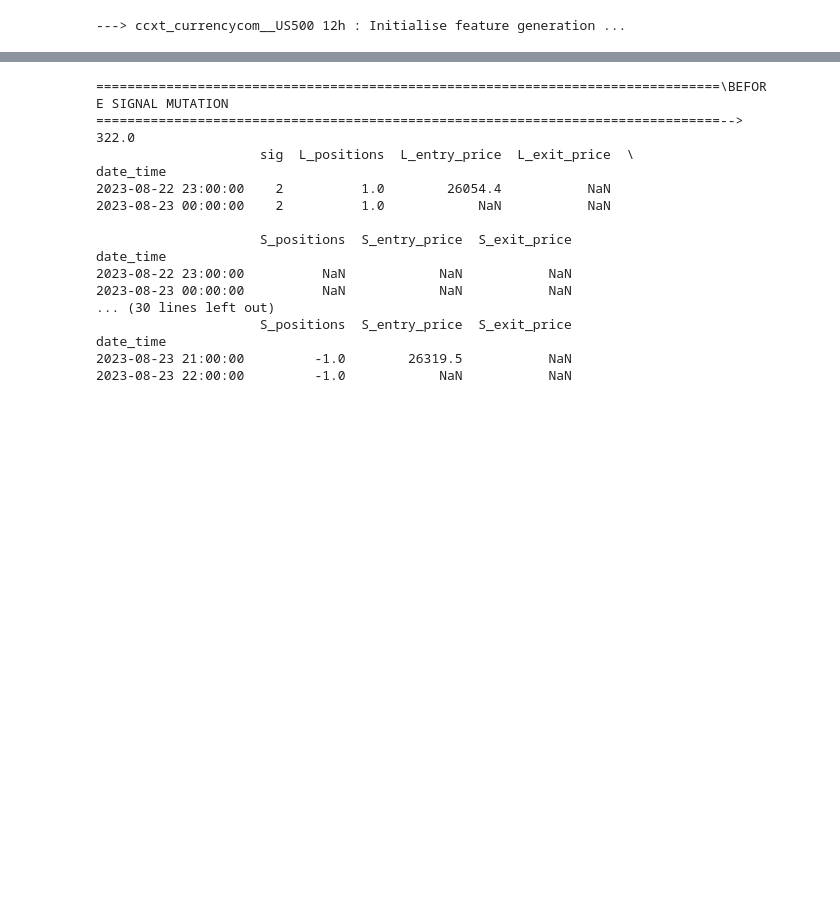
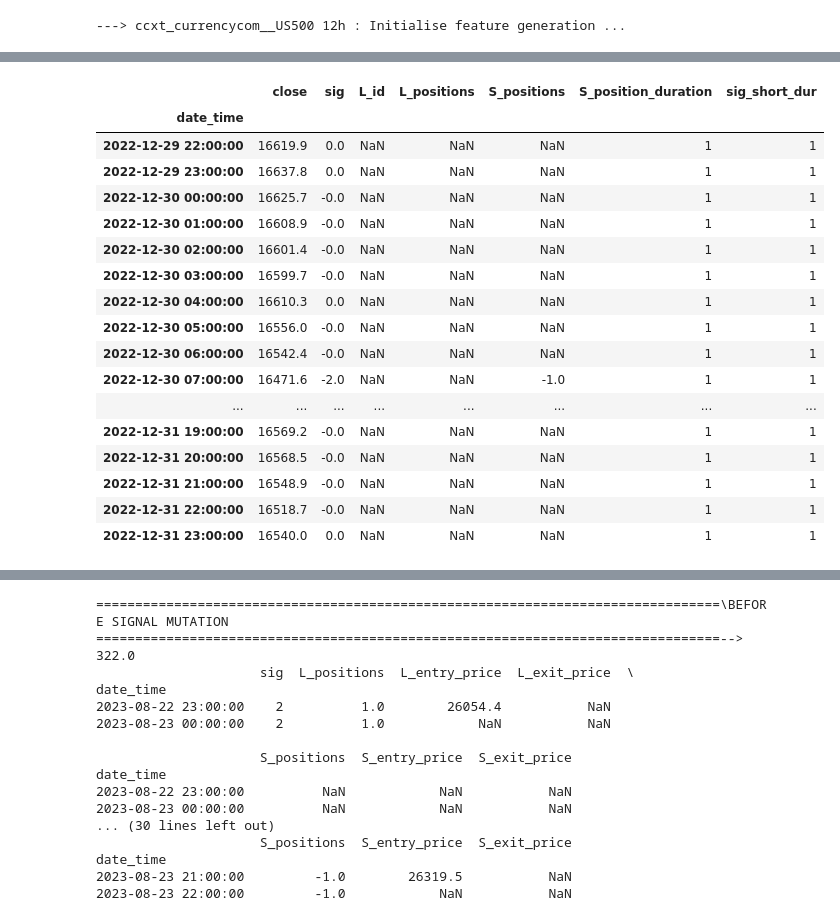
Before and after one commit to shaikrezashafiqbSA/Quantitative-Data-Analysis-and-Prediction, a Jupyter notebook: BTC_Z_Tide.ipynb, the cells around one changed output, grey strips where cells are left out. Drawn from its saved outputs; the diff is of its cells as text; code cells hidden in the pictures; blank space fills up the shorter version.

```diff
--- a/BTC_Z_Tide.ipynb
+++ b/BTC_Z_Tide.ipynb
@@ -776,0 +813,39 @@ df_backtested, df_trades, df_summary = objective_function(df_to_trade,
+# %%
+df = df_backtested.copy()
+import importlib
+from signal_managers import indicators
+importlib.reload(indicators)
+from signal_managers.indicators import calc_sig_strengths
+
+dfx = calc_sig_strengths(df, penalty=1,
+                         tp_position_dict = {"TP1": {"long":{"lookback":3, "qtl": 0.3},
+                                                    "short": {"lookback":3, "qtl":0.3}
+                                                    },
+                                            "TP2": {"long":{"lookback":6, "qtl": 0.6},
+                                                    "short": {"lookback":6, "qtl":0.6}
+                                                    },
+                                            "TP3": {"long":{"lookback":9, "qtl": 0.9},
+                                                    "short": {"lookback":9, "qtl":0.9}
+                                                    }
+                                            })
+# %%
+dfx[["close","sig","L_id","L_positions","S_positions", "S_position_duration", "sig_short_dur"]].tail(50)#["2021-02-21 12:00:00":"2021-02-22 02:00:00"]
+# %% [output]
+|  | close | sig | L_id | L_positions | S_positions | S_position_duration | sig_short_dur |
+| date_time |  |  |  |  |  |  |  |
+| 2022-12-29 22:00:00 | 16619.9 | 0.0 | NaN | NaN | NaN | 1 | 1 |
+| 2022-12-29 23:00:00 | 16637.8 | 0.0 | NaN | NaN | NaN | 1 | 1 |
+| 2022-12-30 00:00:00 | 16625.7 | -0.0 | NaN | NaN | NaN | 1 | 1 |
+| 2022-12-30 01:00:00 | 16608.9 | -0.0 | NaN | NaN | NaN | 1 | 1 |
+| 2022-12-30 02:00:00 | 16601.4 | -0.0 | NaN | NaN | NaN | 1 | 1 |
+| 2022-12-30 03:00:00 | 16599.7 | -0.0 | NaN | NaN | NaN | 1 | 1 |
+| 2022-12-30 04:00:00 | 16610.3 | 0.0 | NaN | NaN | NaN | 1 | 1 |
+| 2022-12-30 05:00:00 | 16556.0 | -0.0 | NaN | NaN | NaN | 1 | 1 |
+| 2022-12-30 06:00:00 | 16542.4 | -0.0 | NaN | NaN | NaN | 1 | 1 |
+| 2022-12-30 07:00:00 | 16471.6 | -2.0 | NaN | NaN | -1.0 | 1 | 1 |
+| ... | ... | ... | ... | ... | ... | ... | ... |
+| 2022-12-31 19:00:00 | 16569.2 | -0.0 | NaN | NaN | NaN | 1 | 1 |
+| 2022-12-31 20:00:00 | 16568.5 | -0.0 | NaN | NaN | NaN | 1 | 1 |
+| 2022-12-31 21:00:00 | 16548.9 | -0.0 | NaN | NaN | NaN | 1 | 1 |
+| 2022-12-31 22:00:00 | 16518.7 | -0.0 | NaN | NaN | NaN | 1 | 1 |
+| 2022-12-31 23:00:00 | 16540.0 | 0.0 | NaN | NaN | NaN | 1 | 1 |
```
Also changed, not shown: parts of 14 cells of this notebook, 8 other files.
